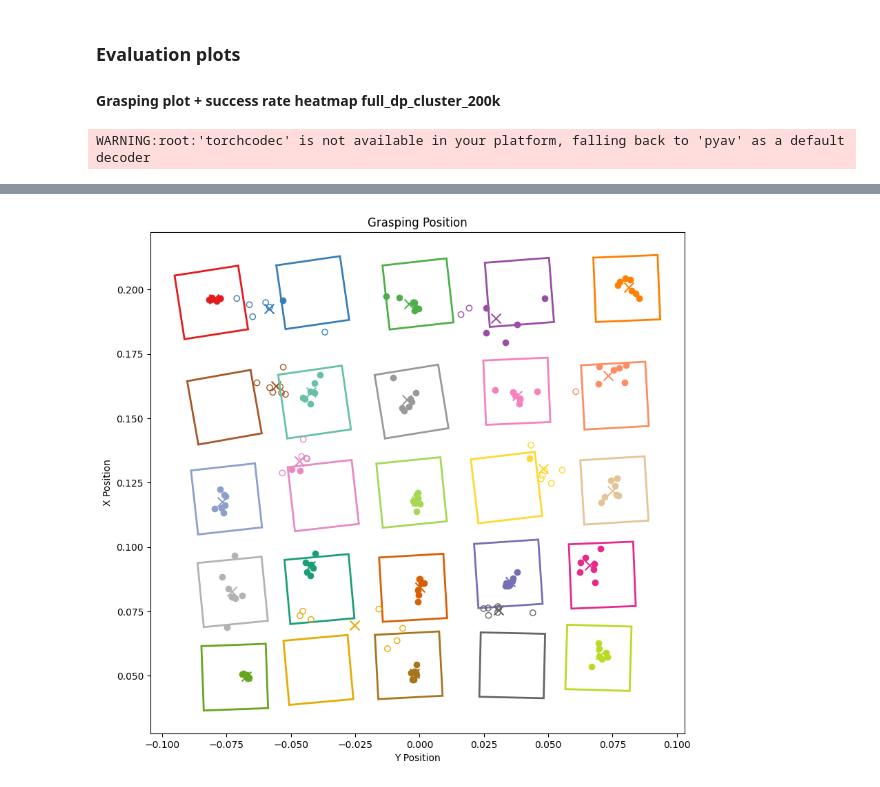
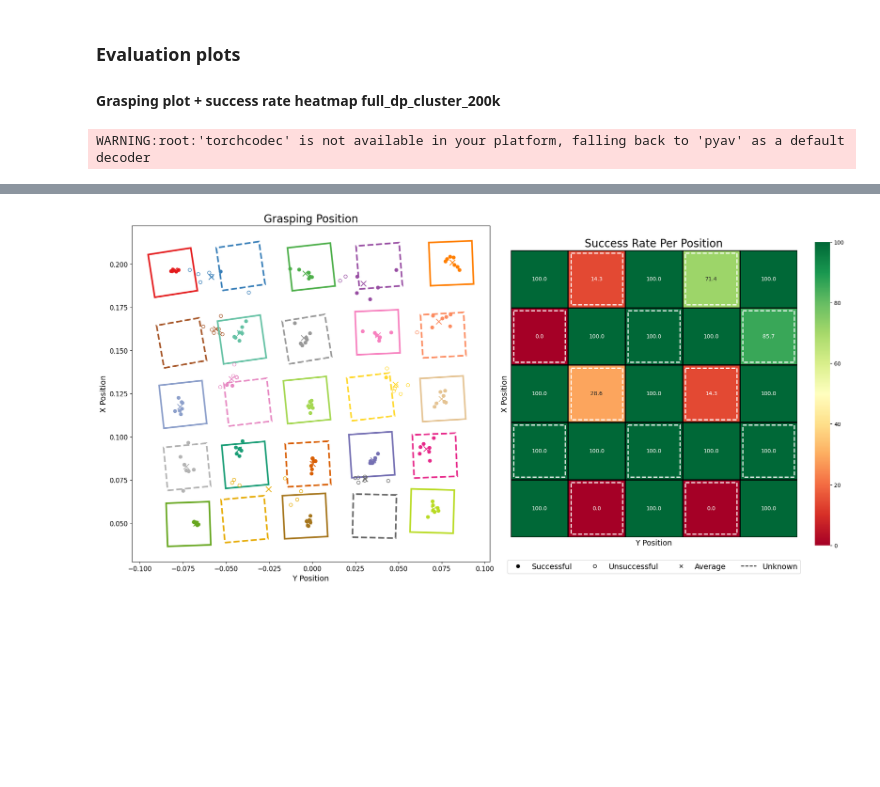
Before and after one commit to nicolas-duque/lerobot, a Jupyter notebook: lerobot/plots/eval_plots.ipynb, the cells around one changed output, grey strips where cells are left out. Drawn from its saved outputs; the diff is of its cells as text; code cells hidden in the pictures; blank space fills up the shorter version.

Commit message:
Added e9_plots and histograms

```diff
--- a/lerobot/plots/eval_plots.ipynb
+++ b/lerobot/plots/eval_plots.ipynb
@@ -496,6 +497,13 @@ WARNING:root:'torchcodec' is not available in your platform, falling back to 'py
 #### Grasping plot + success rate heatmap full_dp_cluster_200k ####
 # %%
 repo_id="nduque/eval_robustness_e9_3_full_dp_cluster_200k"
+known_mask = np.array([
+    [True, False, True, False, True],
+    [False, True, False, True, False],
+    [True, False, True, False, True],
+    [False, True, False, True, False],
+    [True, False, True, False, True],
+])
 box_pos_avg_e9_all = [[0.195,-0.0809,  8.8293],[0.1988,-0.0415,  8.2231],[ 0.1983,-0.0006, 6.3474],[ 0.1989, 0.0388, 4.407],[ 0.2004,0.0805, 2.3005],
                    [ 0.1543,-0.0758, 10.03],[ 0.1563,-0.0408, 8.1177],[ 0.1565,-0.0031, 9.1966],[ 0.1605,0.0378, 2.4887],[ 0.1588, 0.0759,3.1575],
                    [ 0.1187,-0.075, 6.3325],[ 0.12,-0.0374, 6.469],[ 0.1212,-0.0031, 5.7372],[ 0.1231,0.0338, 6.6873],[ 0.122,0.0757, 3.5465],
@@ -539,6 +547,7 @@ episode_data_index=get_episode_data_index(dataset.meta.episodes)
 #   Save observation, real action, predicted action in dictionary
 obs_grasp = []
 grasp_angle = []
+total_grasp = []
 for ep_idx in episodes:
     # Get the episode
     ep_start = int(episode_data_index["from"][ep_idx])
@@ -562,16 +571,18 @@ for ep_idx in episodes:
 obs_grasp = np.array(obs_grasp)
 
 
-fig, axs = plt.subplots(1, 1, figsize=(10, 15))
+fig, axs = plt.subplots(1, 2, figsize=(20, 10))
 
 box_pos_avg_e9_all = np.array(box_pos_avg_e9_all)
 box_avg = box_pos_avg_e9_all
 eps = int(len(episodes)/len(box_avg))
 
 success = success_e9_3_full_dp_cluster_200k
+success_accum = np.sum(success.reshape(25,7), axis=1)/7 * 100
 eps = int(len(episodes)/len(box_avg))
 d_xy = []
 avg_ep = []
+avg_err = []
 
 for i in range(len(box_avg)):
     color=colors[i]
@@ -581,12 +592,19 @@ for i in range(len(box_avg)):
     avg_y = float(round(np.mean(obs_grasp[i*eps:(i+1)*eps, 1]),4))
     avg_x = float(round(np.mean(obs_grasp[i*eps:(i+1)*eps, 0]),4))
     avg_yaw = float(round(np.mean(grasp_angle[i*eps:(i+1)*eps]),4))
-    avg_ep.append([avg_y, avg_x, avg_yaw])
-    print([avg_y, avg_x, avg_yaw])
+    avg_ep.append([avg_x, avg_y, avg_yaw])
+    #print([avg_y, avg_x, avg_yaw])
     ep_dx = obs_grasp[i*eps:(i+1)*eps, 0] - box_avg[i,0]
     ep_dy = obs_grasp[i*eps:(i+1)*eps, 1] - box_avg[i,1]
-    d_xy.append([ep_dx,ep_dy])
+    d_norm = np.sqrt(ep_dx**2 + ep_dy**2)
+    d_xy.append([ep_dx,ep_dy,d_norm])
 
+    avg_err_x = np.mean((ep_dx))
+    avg_err_y = np.mean((ep_dy))
+    avg_err_norm = np.mean(d_norm)
+    avg_err.append([avg_err_x, avg_err_y, avg_err_norm])
+
+    total_grasp.append(obs_grasp[i*eps:(i+1)*eps])
 
     fc = color
     for j in range(eps):
@@ -594,21 +612,54 @@ for i in range(len(box_avg)):
                 fc = 'none'
             else:
                 fc = color
-            axs.scatter(obs_grasp[i*eps+j,1], obs_grasp[i*eps+j, 0],color=color, fc=fc)
-    axs.scatter(avg_y, avg_x, color=color, marker='x', s=100)
+            axs[0].scatter(obs_grasp[i*eps+j,1], obs_grasp[i*eps+j, 0],color=color, fc=fc)
+    axs[0].scatter(avg_y, avg_x, color=color, marker='x', s=100)
 
     bottom_left = (box_pos[1]-0.0125,box_pos[0]-0.0125)
-    rec = plt.Rectangle(bottom_left,0.025,0.025, ec=color, fc='none', angle = box_pos[2], rotation_point="center", linewidth=2)
-    axs.add_patch(rec)
+    if known_mask[i//5, i%5]:
+        rec = plt.Rectangle(bottom_left,0.025,0.025, ec=color, fc='none', angle = box_pos[2], rotation_point="center", linewidth=3)
+    else:
+        rec = plt.Rectangle(bottom_left,0.025,0.025, ec=color, fc='none', angle = box_pos[2], rotation_point="center", linewidth=3, linestyle='--')
+    axs[0].add_patch(rec)
 
 
 d_xy = np.array(d_xy)
 
-axs.set_xlabel("Y Position")
-axs.set_ylabel("X Position")
-axs.set_title("Grasping Position")
-axs.set_aspect('equal')
+axs[0].set_xlabel("Y Position", fontsize=14)
+axs[0].set_ylabel("X Position", fontsize=14)
+axs[0].tick_params(labelsize=12)
+axs[0].set_title("Grasping Position", fontsize=20)
+axs[0].set_aspect('equal')
 #axs.set_ylim(0.04,0.22)
 #axs.set_xlim(-0.1,0.1)
+
+print(avg_err)
+
+
+success_accum = success_accum.reshape(5, 5)
+annot_format=".1f"
+
+
+axs[1] = sns.heatmap(success_accum, annot=True, fmt=annot_format, cmap="RdYlGn", cbar=True, linewidths=1,linecolor='black',vmin=0,vmax=100,square=True,cbar_kws={"shrink": 0.8})
+
+if known_mask is not None:
+        for y in range(success_accum.shape[0]):
+            for x in range(success_accum.shape[1]):
+                if not known_mask[y, x]:
+                    axs[1].add_patch(plt.Rectangle((x+0.05, y+0.05), 0.9, 0.9,fill=False, edgecolor='white',linestyle='--',lw=2))
+
+axs[1].set_xlabel("Y Position", fontsize=14)
+axs[1].set_ylabel("X Position", fontsize=14)
+axs[1].set_title("Success Rate Per Position", fontsize=20)
+axs[1].set_xticks([])
+axs[1].set_yticks([])
+
+success_marker = mlines.Line2D([], [], color='black', marker='o', markersize=6, label='Successful', fillstyle='full', linestyle='None')
+unsuccess_marker = mlines.Line2D([], [], color='black', marker='o', markersize=6, label='Unsuccessful', fillstyle='none', linestyle='None')
+average_marker = mlines.Line2D([], [], color='black', marker='x', markersize=6, label='Average', fillstyle='none', linestyle='None')
+unknown_marker = mlines.Line2D([], [], color='black', marker='None', markersize=6, label='Unknown', fillstyle='none', linestyle='--')
+fig.legend(handles=[success_marker, unsuccess_marker,average_marker, unknown_marker], loc='lower right', bbox_to_anchor=(0.91,0.03), fontsize=14, ncol=4)
+#fig.suptitle("Grasping attempts for test position", fontsize=20)
+fig.tight_layout()
 # %% [output]
 WARNING:root:'torchcodec' is not available in your platform, falling back to 'pyav' as a default decoder
@@ -632 +667 @@ WARNING:root:'torchcodec' is not available in your platform, falling back to 'py
-[figure, old version]
+[figure, new version]
```
Also changed, not shown: parts of 12 cells of this notebook, 2 other files.
